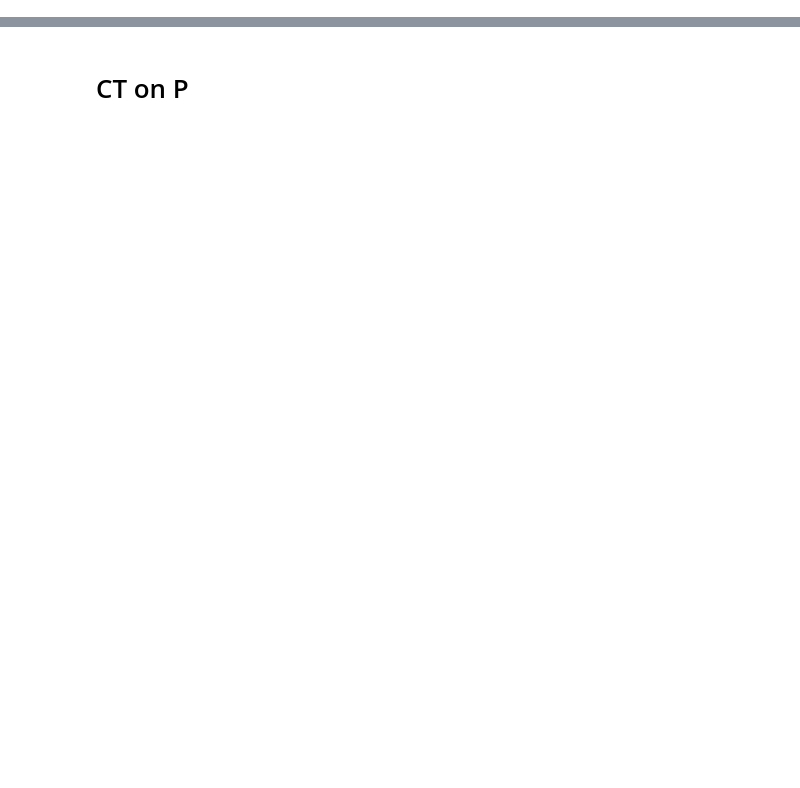
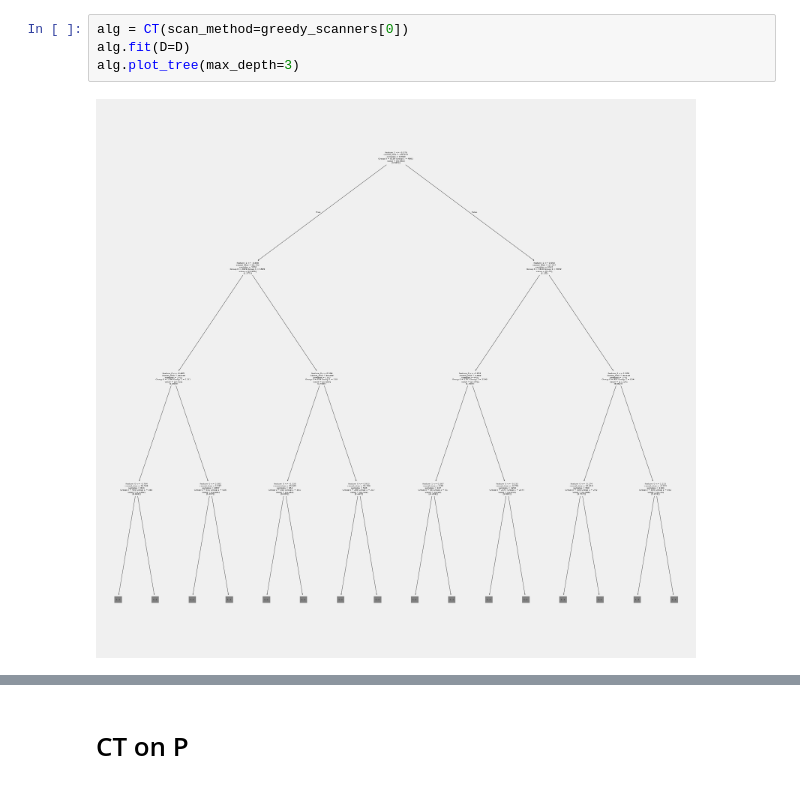
Before and after one commit to antonismand/Query-Driven-Data-Exploration-with-Heterogeneous-Treatment-Effects, a Jupyter notebook: experiments/algorithms/CT/CT.ipynb, the cells around one changed output, grey strips where cells are left out. Drawn from its saved outputs; the diff is of its cells as text; blank space fills up the shorter version.

```diff
--- a/experiments/algorithms/CT/CT.ipynb
+++ b/experiments/algorithms/CT/CT.ipynb
@@ -18,0 +22,6 @@ data.generate(n=10000)
+# %%
+alg = CT(scan_method=greedy_scanners[0])
+alg.fit(D=D)
+alg.plot_tree(max_depth=3)
+# %% [output]
+[figure, added]
```
Also changed, not shown: parts of 26 cells of this notebook, 9 other files.
